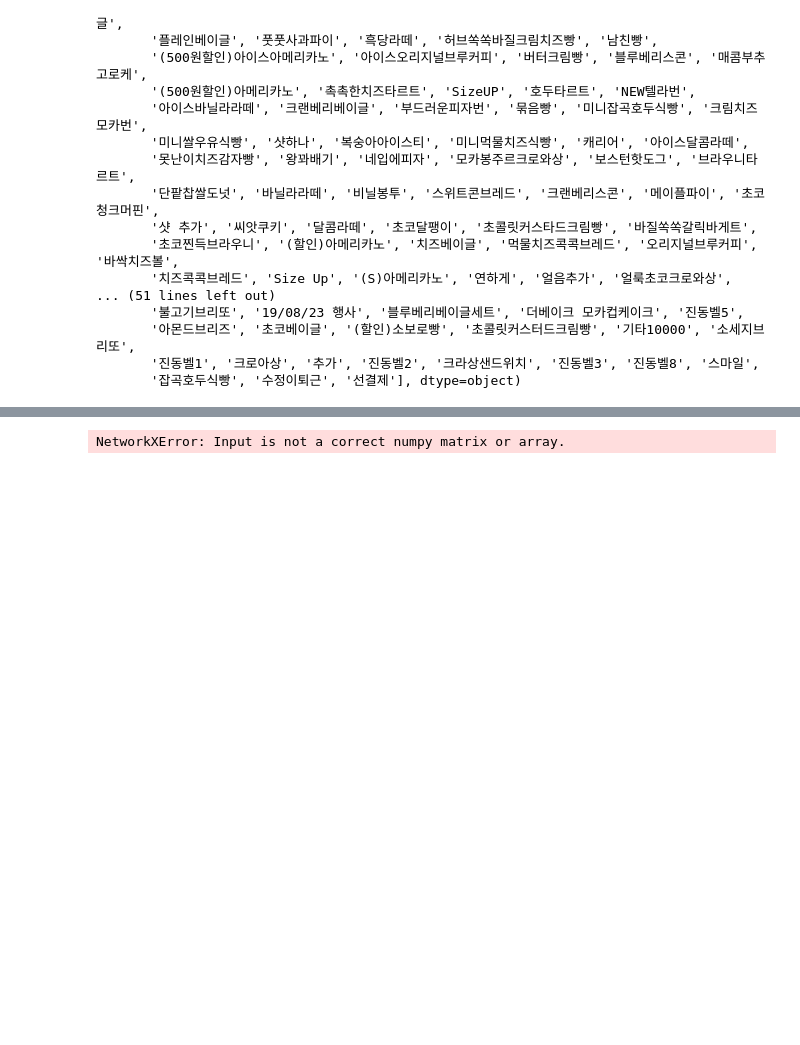
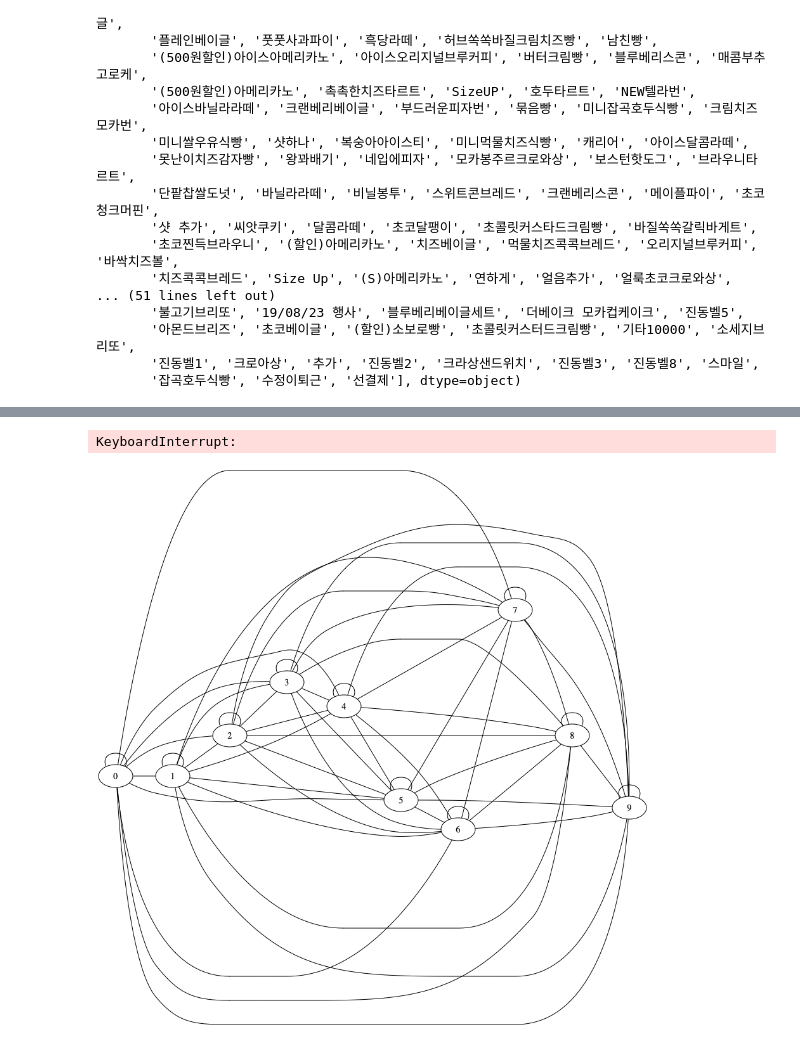
Before and after one commit to chul0717/capstone2, a Jupyter notebook: src/clustering.ipynb, the cells around one changed output, grey strips where cells are left out. Saved outputs shown, nothing was run; the diff lists cells and outputs as text; code cells hidden in the pictures; blank space fills up the shorter version.

Commit message:
added Graph plot

```diff
--- a/src/clustering.ipynb
+++ b/src/clustering.ipynb
@@ -209,0 +249,26 @@ array(['아이스아메리카노', '아메리카노', '단팥빵', '소보로빵
+# %%
+# make function to calculate recursive counts
+def recursive_counts(menu_list, count_df):
+    diag_list = []
+    for menu in menu_list:
+        count = 0
+        for row in count_df[count_df[menu]==1].values:
+            if row.sum() < 2:
+                count += 1
+        diag_list.append(count)
+    return diag_list
+# %%
+def cv_to_adj(cv):
+    # make dictionary of arrays for each menu
+    menu_dict = {}
+    for menu in cv.columns:
+        menu_dict[menu] = cv[cv[menu]==1].sum()
+    # import dictionary to pandas
+    adj_matrix = pd.DataFrame.from_dict(menu_dict)
+    # get recursive count list
+    diag_list = recursive_counts(menu_list, cv)
+    # replace diagonals with recursive count
+    np.fill_diagonal(adj_matrix.values, diag_list)
+    return adj_matrix
+# %%
+adj_matrix = cv_to_adj(count_df)
@@ -210,5 +291,19 @@ array(['아이스아메리카노', '아메리카노', '단팥빵', '소보로빵
+# %%
+# Graph object on full matrix
+# Warning: will take a long time to render plot and will not be interpretable
+g_matrix = adj_matrix.values
+G = nx.Graph(g_matrix)
+G.graph['rankdir'] = 'LR'
+
+nxpd.draw(G, show='ipynb')
+# %% [output]
+KeyboardInterrupt:
+# %%
+# make subset of adj matrix and plot
+sub_matrix = adj_matrix.iloc[:10,:10].values
 # %%
-G = nx.Graph(count_vect)
-G.graph['rankdir'] = 'LR'
+G1 = nx.Graph(sub_matrix)
+G1.graph['rankdir'] = 'LR'
+nxpd.draw(G1, show='ipynb')
 # %% [output]
-NetworkXError: Input is not a correct numpy matrix or array.
+[figure, added]
```
Also changed, not shown: parts of 10 cells of this notebook.
